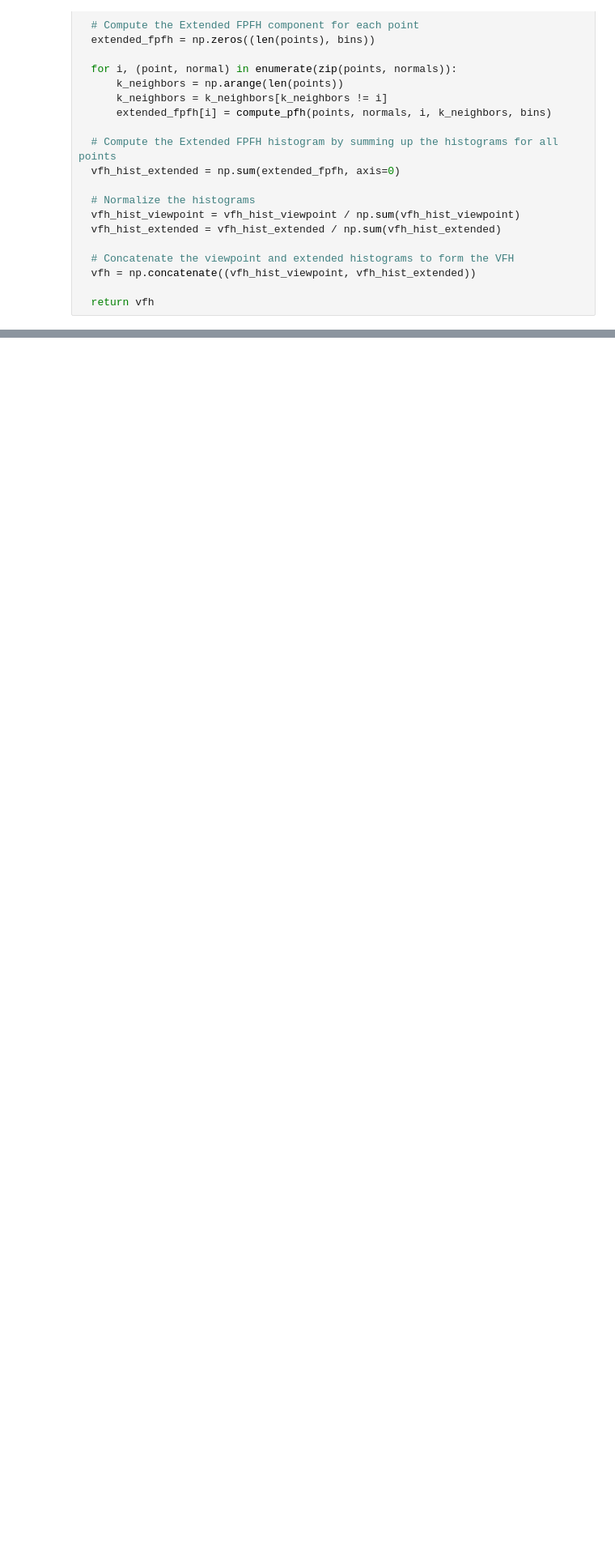
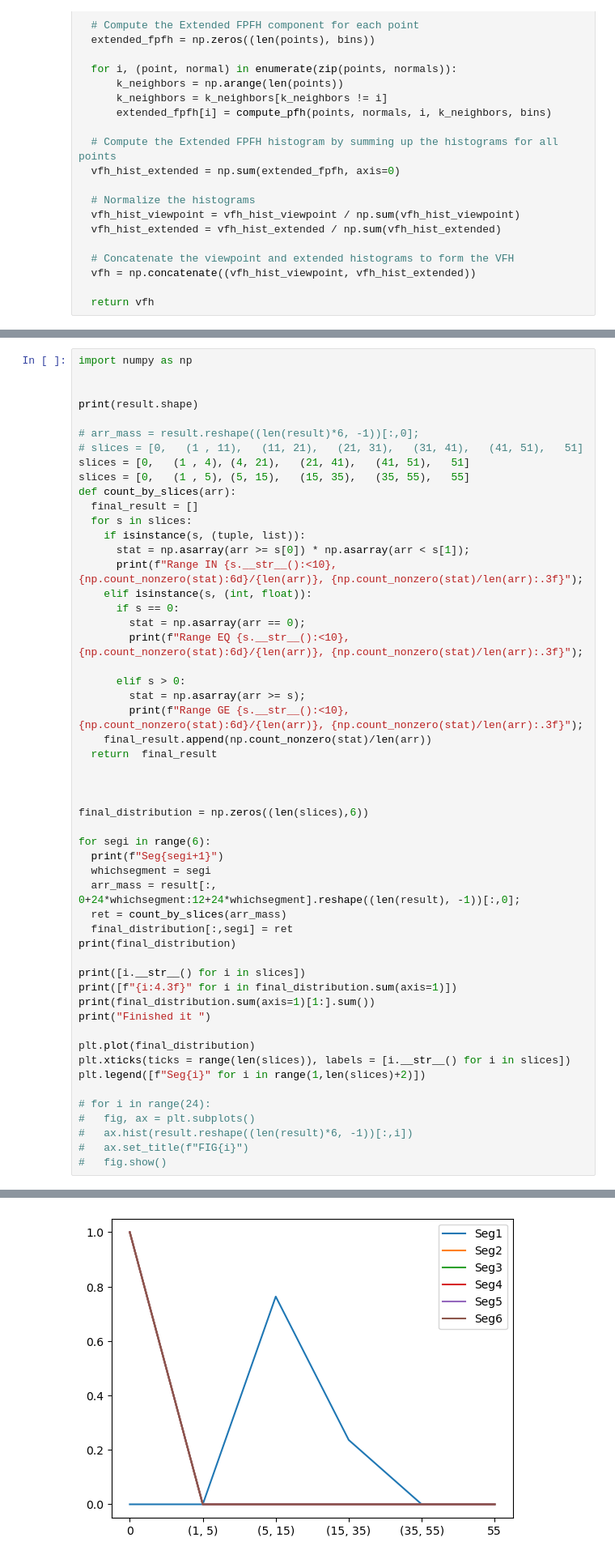
Before and after one commit to miemiemmmm/Nearl, a Jupyter notebook: Caliberate_MolBlock_Viewpoint.ipynb, the cells around one changed output, grey strips where cells are left out. Shown at 81% size. Saved outputs shown, nothing was run; the diff lists cells and outputs as text; blank space fills up the shorter version.

```diff
--- a/Caliberate_MolBlock_Viewpoint.ipynb
+++ b/Caliberate_MolBlock_Viewpoint.ipynb
@@ -536,0 +707,54 @@ array([0.        , 0.        , 0.00071942, 0.00143885, 0.00215827,
+# %%
+import numpy as np
+
+
+print(result.shape)
+
+# arr_mass = result.reshape((len(result)*6, -1))[:,0];
+# slices = [0,   (1 , 11),   (11, 21),   (21, 31),   (31, 41),   (41, 51),   51]
+slices = [0,   (1 , 4), (4, 21),   (21, 41),   (41, 51),   51]
+slices = [0,   (1 , 5), (5, 15),   (15, 35),   (35, 55),   55]
+def count_by_slices(arr):
+  final_result = []
+  for s in slices:
+    if isinstance(s, (tuple, list)):
+      stat = np.asarray(arr >= s[0]) * np.asarray(arr < s[1]);
+      print(f"Range IN {s.__str__():<10}, {np.count_nonzero(stat):6d}/{len(arr)}, {np.count_nonzero(stat)/len(arr):.3f}");
+    elif isinstance(s, (int, float)):
+      if s == 0:
+        stat = np.asarray(arr == 0);
+        print(f"Range EQ {s.__str__():<10}, {np.count_nonzero(stat):6d}/{len(arr)}, {np.count_nonzero(stat)/len(arr):.3f}");
+
+      elif s > 0:
+        stat = np.asarray(arr >= s);
+        print(f"Range GE {s.__str__():<10}, {np.count_nonzero(stat):6d}/{len(arr)}, {np.count_nonzero(stat)/len(arr):.3f}");
+    final_result.append(np.count_nonzero(stat)/len(arr))
+  return  final_result
+
+
+
+final_distribution = np.zeros((len(slices),6))
+
+for segi in range(6):
+  print(f"Seg{segi+1}")
+  whichsegment = segi
+  arr_mass = result[:, 0+24*whichsegment:12+24*whichsegment].reshape((len(result), -1))[:,0];
+  ret = count_by_slices(arr_mass)
+  final_distribution[:,segi] = ret
+print(final_distribution)
+
+print([i.__str__() for i in slices])
+print([f"{i:4.3f}" for i in final_distribution.sum(axis=1)])
+print(final_distribution.sum(axis=1)[1:].sum())
+print("Finished it ")
+
+plt.plot(final_distribution)
+plt.xticks(ticks = range(len(slices)), labels = [i.__str__() for i in slices])
+plt.legend([f"Seg{i}" for i in range(1,len(slices)+2)])
+
+# for i in range(24):
+#   fig, ax = plt.subplots()
+#   ax.hist(result.reshape((len(result)*6, -1))[:,i])
+#   ax.set_title(f"FIG{i}")
+#   fig.show()
+# %% [output]
@@ -536,0 +779 @@ array([0.        , 0.        , 0.00071942, 0.00143885, 0.00215827,
+[figure, added]
```
Also changed, not shown: parts of 16 cells of this notebook, 12 other files.
